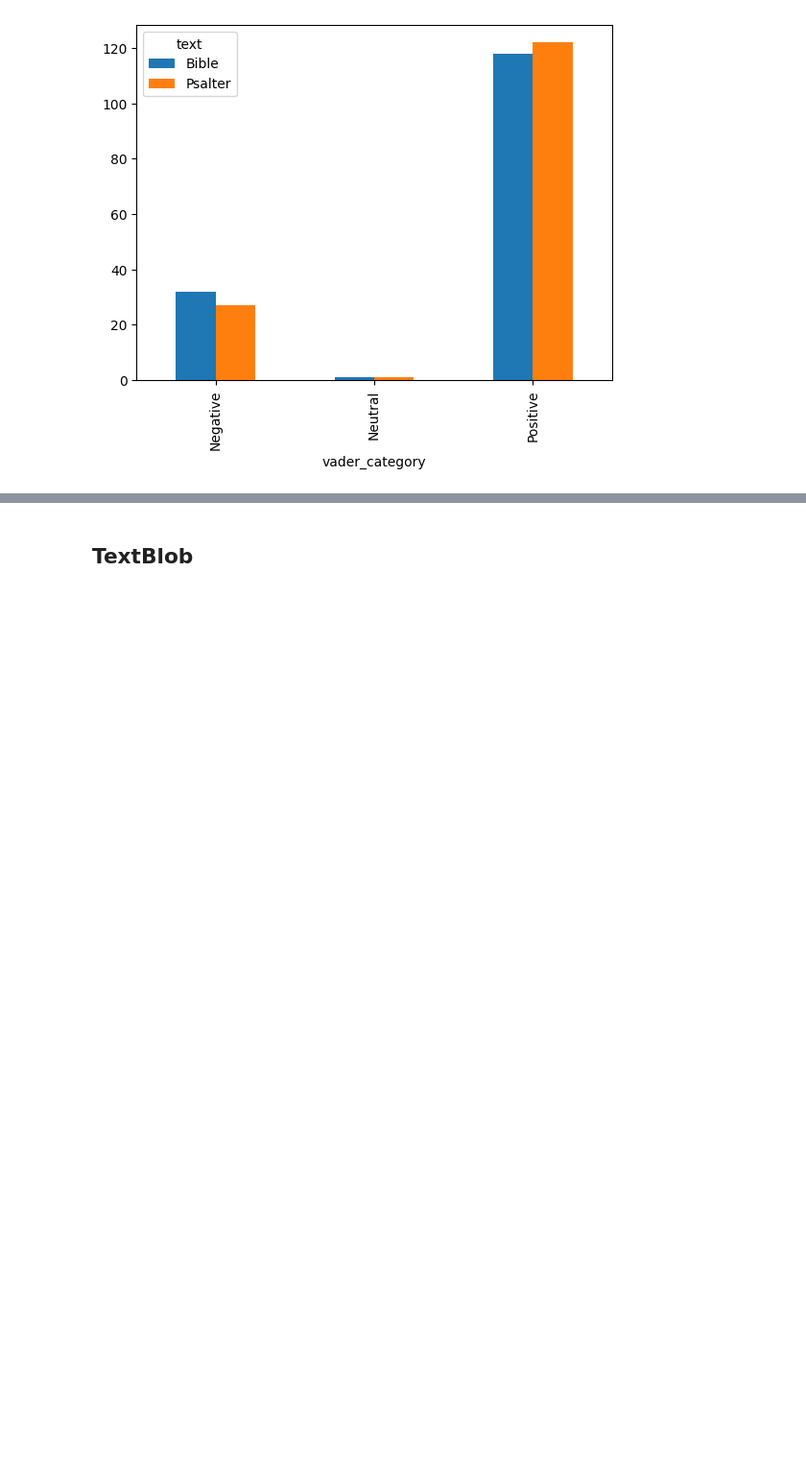
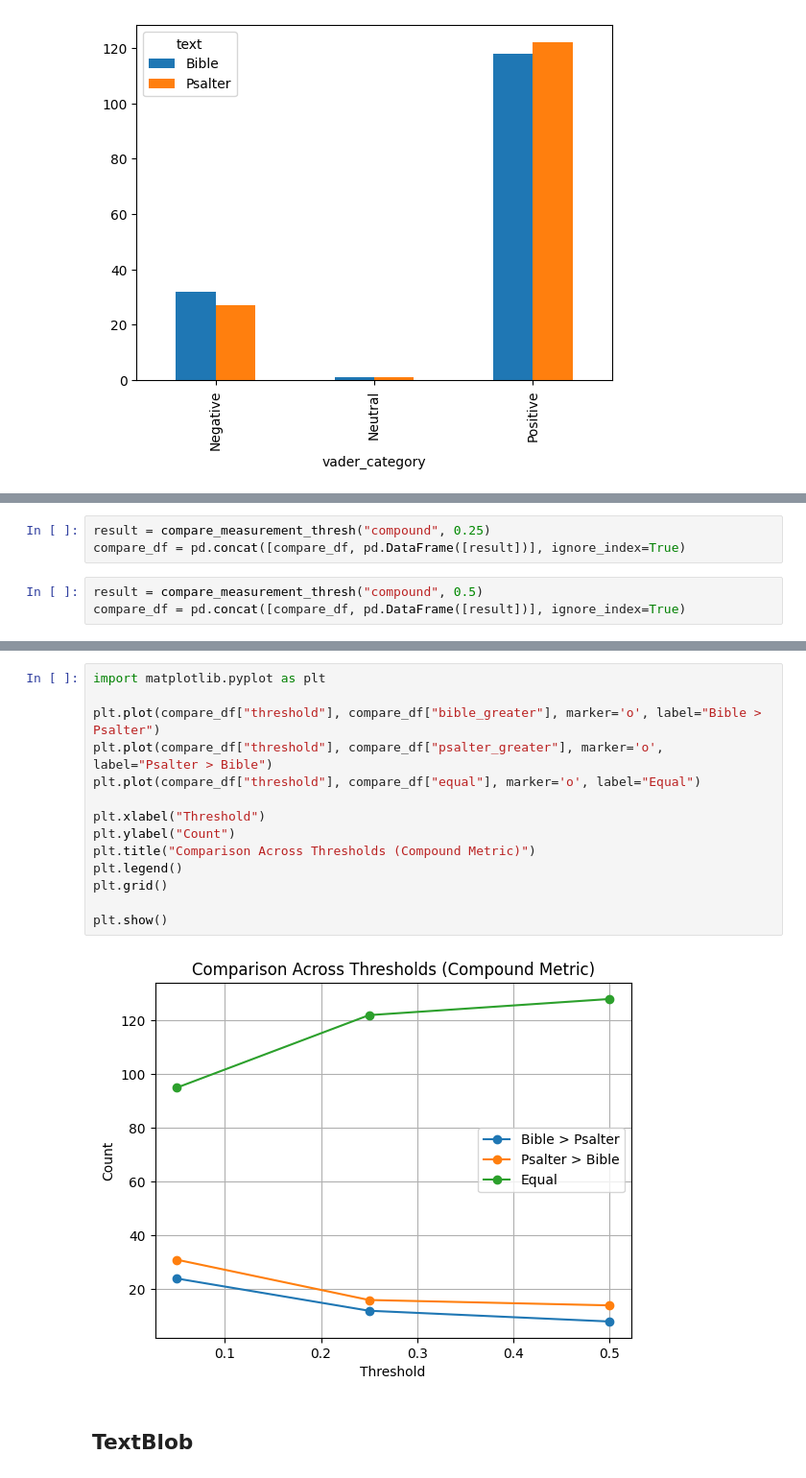
Before and after one commit to cwc09262/psalms-text-comparison, a Jupyter notebook: sentiment_analysis.ipynb, the cells around one changed output, grey strips where cells are left out. Shown at 96% size. Saved outputs shown, nothing was run; the diff lists cells and outputs as text; blank space fills up the shorter version.

```diff
--- a/sentiment_analysis.ipynb
+++ b/sentiment_analysis.ipynb
@@ -447,0 +448,6 @@ compare_df
+# %%
+result = compare_measurement_thresh("compound", 0.25)
+compare_df = pd.concat([compare_df, pd.DataFrame([result])], ignore_index=True)
+# %%
+result = compare_measurement_thresh("compound", 0.5)
+compare_df = pd.concat([compare_df, pd.DataFrame([result])], ignore_index=True)
@@ -448,3 +461,19 @@ compare_df
+# %%
+import matplotlib.pyplot as plt
+
+plt.plot(compare_df["threshold"], compare_df["bible_greater"], marker='o', label="Bible > Psalter")
+plt.plot(compare_df["threshold"], compare_df["psalter_greater"], marker='o', label="Psalter > Bible")
+plt.plot(compare_df["threshold"], compare_df["equal"], marker='o', label="Equal")
+
+plt.xlabel("Threshold")
+plt.ylabel("Count")
+plt.title("Comparison Across Thresholds (Compound Metric)")
+plt.legend()
+plt.grid()
+
+plt.show()
+# %% [output]
+[figure, added]
 # %% [markdown]
 ## TextBlob
 # %%
```
Also changed, not shown: parts of 42 cells of this notebook.
